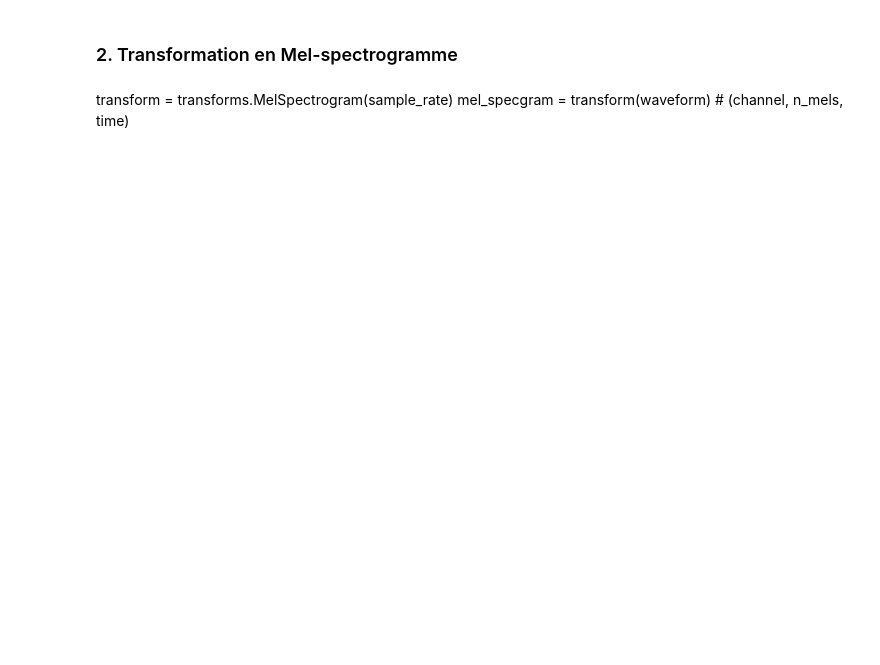
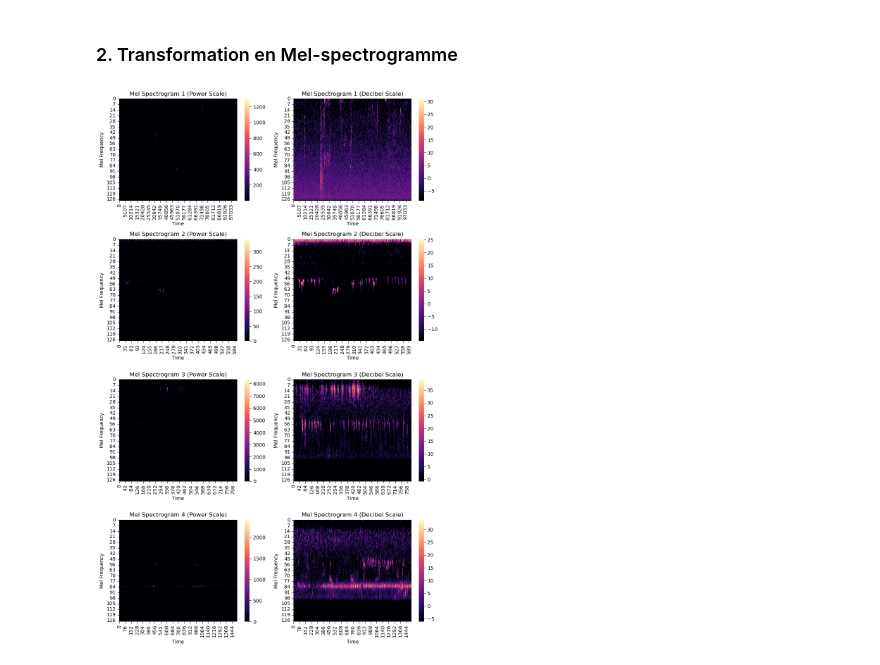
Before and after one commit to eugeniepatard/hackathon-bird-detection, a Jupyter notebook: preprocessing_pipeline.ipynb, the cells around one changed output. Cells and saved outputs as stored; diff of their text form; code cells hidden in the pictures; blank space fills up the shorter version.

```diff
--- a/preprocessing_pipeline.ipynb
+++ b/preprocessing_pipeline.ipynb
@@ -11,3 +10,6 @@ ModuleNotFoundError: No module named 'seaborn'
 # %% [markdown]
 ### 1. Loading the data
+# %%
+example_file_list = ["dataset/parc_audios/data/audio_2.ogg", "dataset/bird_songs/#eubeat1/XC116937.ogg", "dataset/bird_songs/#eubeat1/XC56698.ogg", "dataset/bird_songs/#eubeat1/XC54954.ogg"]
+sample_rate = 30000
 # %%
@@ -18,9 +37,42 @@ print("Sample rate:", sample_rate)
 # %% [markdown]
 ### 2. Transformation en Mel-spectrogramme
-# %% [markdown]
-transform = transforms.MelSpectrogram(sample_rate)
-mel_specgram = transform(waveform)  # (channel, n_mels, time)
-# %%
-transform = transforms.AmplitudeToDB(stype="power", top_db=80)
-mel_spect_db = transform(mel_specgram)
-sns.heatmap()
+# %%
+mel_transform = transforms.MelSpectrogram(
+    sample_rate=sr,
+    n_fft=1024,
+    hop_length=512,
+    n_mels=128
+)
+db_transform = transforms.AmplitudeToDB(stype="power", top_db=40)
+
+mel_spect_list, mel_spect_db_list = [], []
+
+for waveform in waveform_list:
+
+    mel_specgram = mel_transform(waveform)       #(channels, n_mels, time)
+    mel_spect_db = db_transform(mel_specgram)
+
+    mel_spect_db_list.append(mel_spect_db)
+    mel_spect_list.append(mel_specgram)
+# %%
+plt.figure(figsize=(10, 4 * len(mel_spect_list)))
+
+for i in range(len(mel_spect_list)):
+    # Power spectrogram
+    plt.subplot(len(mel_spect_list), 2, 2 * i + 1)
+    sns.heatmap(mel_spect_list[i].squeeze(0).numpy(), cmap="magma")
+    plt.title(f"Mel Spectrogram {i+1} (Power Scale)")
+    plt.xlabel("Time")
+    plt.ylabel("Mel Frequency")
+
+    # dB-scaled spectrogram
+    plt.subplot(len(mel_spect_list), 2, 2 * i + 2)
+    sns.heatmap(mel_spect_db_list[i].squeeze(0).numpy(), cmap="magma")
+    plt.title(f"Mel Spectrogram {i+1} (Decibel Scale)")
+    plt.xlabel("Time")
+    plt.ylabel("Mel Frequency")
+
+plt.tight_layout()
+plt.show()
+# %% [output]
+[figure, added]
```
Also changed, not shown: parts of 3 cells of this notebook, 1 other file.
